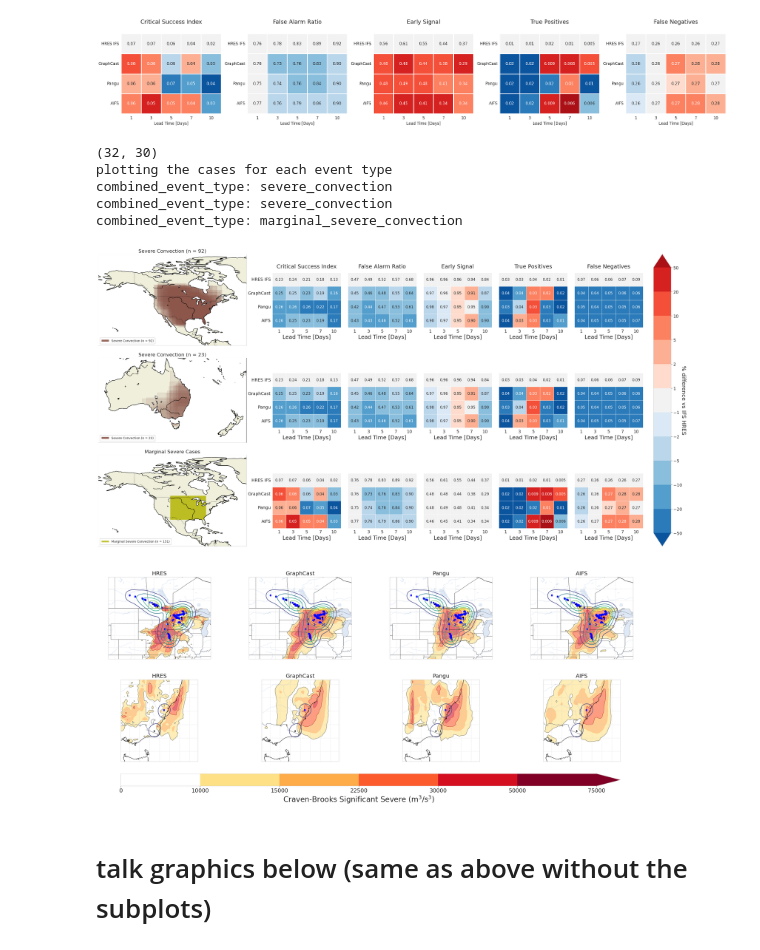
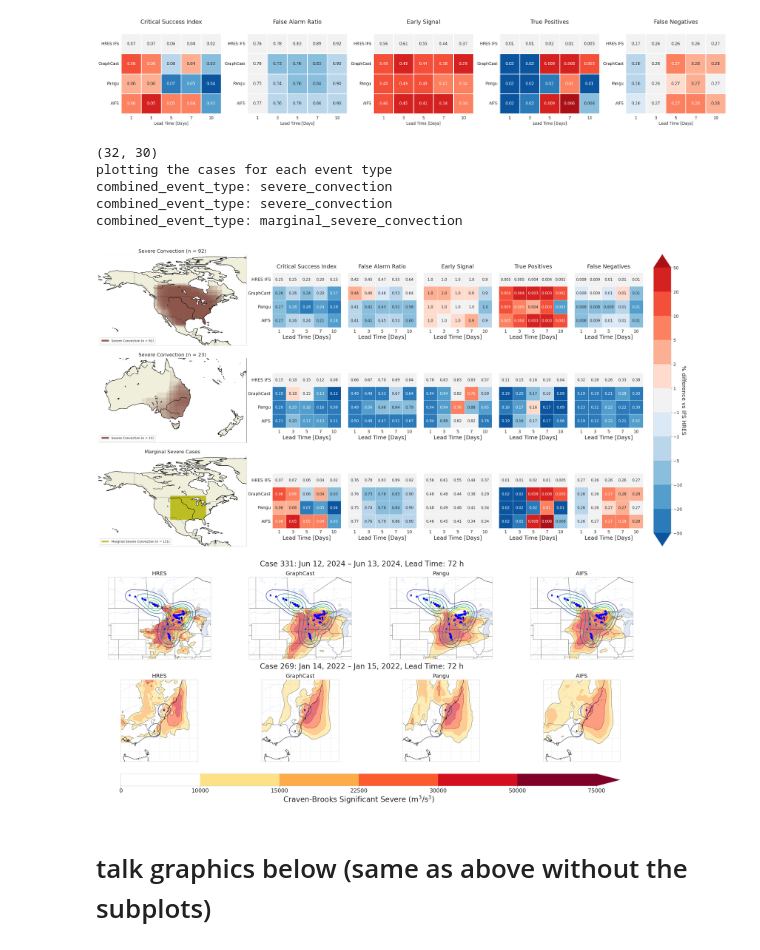
Before and after one commit to amymcgovern/extreme-weather-bench-paper, a Jupyter notebook: notebooks/figure3.ipynb, the cells around one changed output. Saved outputs shown, nothing was run; the diff lists cells and outputs as text; code cells hidden in the pictures.

Commit message:
updated figure 3 to put the case study info in the figure

```diff
--- a/notebooks/figure3.ipynb
+++ b/notebooks/figure3.ipynb
@@ -214,7 +217,7 @@ def get_error_array_for_heatmap(case_list, results_array, hres_results, forecast
                 comparison_forecast_source=ps.hres_settings['forecast_source'],
                 target_source=target_source[i],
                 metric=metric, lead_time_days=lead_time_days,
-                higher_is_better=higher_is_better)
+                higher_is_better=higher_is_better, case_ids=case_ids)
 
             if (len(my_mean) == 0):
                 print(f'metric: {metric}, forecast_source: {forecast_sources[j]}')
@@ -550,14 +553,27 @@ cbss_gc, pph_gc = gc_graphics[my_id, "cbss"], gc_graphics[my_id, "pph"]
 cbss_pang, pph_pang = pang_graphics[my_id, "cbss"], pang_graphics[my_id, "pph"]
 cbss_aifs, pph_aifs = aifs_graphics[my_id, "cbss"], aifs_graphics[my_id, "pph"]
 
+# Label above row 3 panels
+lead_time_hours = 72
+_pos = axs[3, 0].get_position()
+fig.text(
+    0.5, _pos.y1 + 0.03,
+    f"Case {my_id}: {my_case.start_date.strftime('%b %d, %Y')} – "
+    f"{my_case.end_date.strftime('%b %d, %Y')}, Lead Time: {lead_time_hours} h",
+    size=24, ha='center', va='bottom',
+)
 plot_cbss_pph_panel(cbss_hres, pph_hres, my_case, lsrs=my_lsr, ax=axs[3, 0],
-    title="HRES", lead_time_hours=48, gridlines_kwargs={"show_left_labels": False, "show_bottom_labels": False})
+    title="HRES", lead_time_hours=lead_time_hours,
+    gridlines_kwargs={"show_left_labels": False, "show_bottom_labels": False})
 plot_cbss_pph_panel(cbss_gc, pph_gc, my_case, lsrs=my_lsr, ax=axs[3, 1],
-    title="GraphCast", lead_time_hours=48, gridlines_kwargs={"show_left_labels": False, "show_bottom_labels": False})
+    title="GraphCast", lead_time_hours=lead_time_hours,
+    gridlines_kwargs={"show_left_labels": False, "show_bottom_labels": False})
 plot_cbss_pph_panel(cbss_pang, pph_pang, my_case, lsrs=my_lsr, ax=axs[3, 2],
-    title="Pangu", lead_time_hours=48, gridlines_kwargs={"show_left_labels": False, "show_bottom_labels": False})
+    title="Pangu", lead_time_hours=lead_time_hours,
+    gridlines_kwargs={"show_left_labels": False, "show_bottom_labels": False})
 plot_cbss_pph_panel(cbss_aifs, pph_aifs, my_case, lsrs=my_lsr, ax=axs[3, 3],
-    title="AIFS", lead_time_hours=48, gridlines_kwargs={"show_left_labels": False, "show_bottom_labels": False})
+    title="AIFS", lead_time_hours=lead_time_hours,
+    gridlines_kwargs={"show_left_labels": False, "show_bottom_labels": False})
 
 # # the bottom row will be australia but we are plotting NA until AUS works
 # # in the 4th row, plot the cbss and pph for all the models
@@ -570,39 +586,51 @@ cbss_gc, pph_gc = gc_graphics[my_id, "cbss"], gc_graphics[my_id, "pph"]
 cbss_pang, pph_pang = pang_graphics[my_id, "cbss"], pang_graphics[my_id, "pph"]
 cbss_aifs, pph_aifs = aifs_graphics[my_id, "cbss"], aifs_graphics[my_id, "pph"]
 
+# Label above row 4 panels
+_pos = axs[4, 0].get_position()
+fig.text(
+    0.5, _pos.y1 + 0.03,
+    f"Case {my_id}: {my_case.start_date.strftime('%b %d, %Y')} – "
+    f"{my_case.end_date.strftime('%b %d, %Y')}, Lead Time: {lead_time_hours} h",
+    size=24, ha='center', va='bottom',
+)
 plot_cbss_pph_panel(cbss_hres, pph_hres, my_case, lsrs=my_lsr, ax=axs[4, 0],
-    title="HRES", lead_time_hours=48, gridlines_kwargs={"show_left_labels": False, "show_bottom_labels": False})
+    title="HRES", lead_time_hours=lead_time_hours,
+    gridlines_kwargs={"show_left_labels": False, "show_bottom_labels": False})
 plot_cbss_pph_panel(cbss_gc, pph_gc, my_case, lsrs=my_lsr, ax=axs[4, 1],
-    title="GraphCast", lead_time_hours=48, gridlines_kwargs={"show_left_labels": False, "show_bottom_labels": False})
+    title="GraphCast", lead_time_hours=lead_time_hours,
+    gridlines_kwargs={"show_left_labels": False, "show_bottom_labels": False})
 plot_cbss_pph_panel(cbss_pang, pph_pang, my_case, lsrs=my_lsr, ax=axs[4, 2],
-    title="Pangu", lead_time_hours=48, gridlines_kwargs={"show_left_labels": False, "show_bottom_labels": False})
+    title="Pangu", lead_time_hours=lead_time_hours,
+    gridlines_kwargs={"show_left_labels": False, "show_bottom_labels": False})
 plot_cbss_pph_panel(cbss_aifs, pph_aifs, my_case, lsrs=my_lsr, ax=axs[4, 3],
-    title="AIFS", lead_time_hours=48, gridlines_kwargs={"show_left_labels": False, "show_bottom_labels": False})
+    title="AIFS", lead_time_hours=lead_time_hours,
+    gridlines_kwargs={"show_left_labels": False, "show_bottom_labels": False})
 
 # plot the colorbar at the bottom of the figure (CBSS)
 cmap, norm, levels = severe_utils.setup_cbss_colormap_and_levels()
 sm = plt.cm.ScalarMappable(cmap=cmap, norm=norm)
 sm.set_array([])
 plot_utils.add_horizontal_colorbar_below(
     fig,
     sm,
     [axs[4, j] for j in range(4)],
     n_subplots=4,
     levels=levels,
     extend="max",
     label=r"Craven-Brooks Significant Severe (m$^{3}$/s$^{3}$)",
     label_fontsize=24,
     tick_labelsize=18,
 )
 
 plt.savefig(basepath + "graphics/paper/figure3.png", dpi=300, bbox_inches="tight")
 # %% [output]
 (32, 30)
 plotting the cases for each event type
 combined_event_type: severe_convection
 combined_event_type: severe_convection
 combined_event_type: marginal_severe_convection
-[figure, old version]
+[figure, new version]
 # %% [markdown]
 # talk graphics below (same as above without the subplots)
 # %%
```
Also changed, not shown: parts of 1 cell of this notebook, 1 other file.
